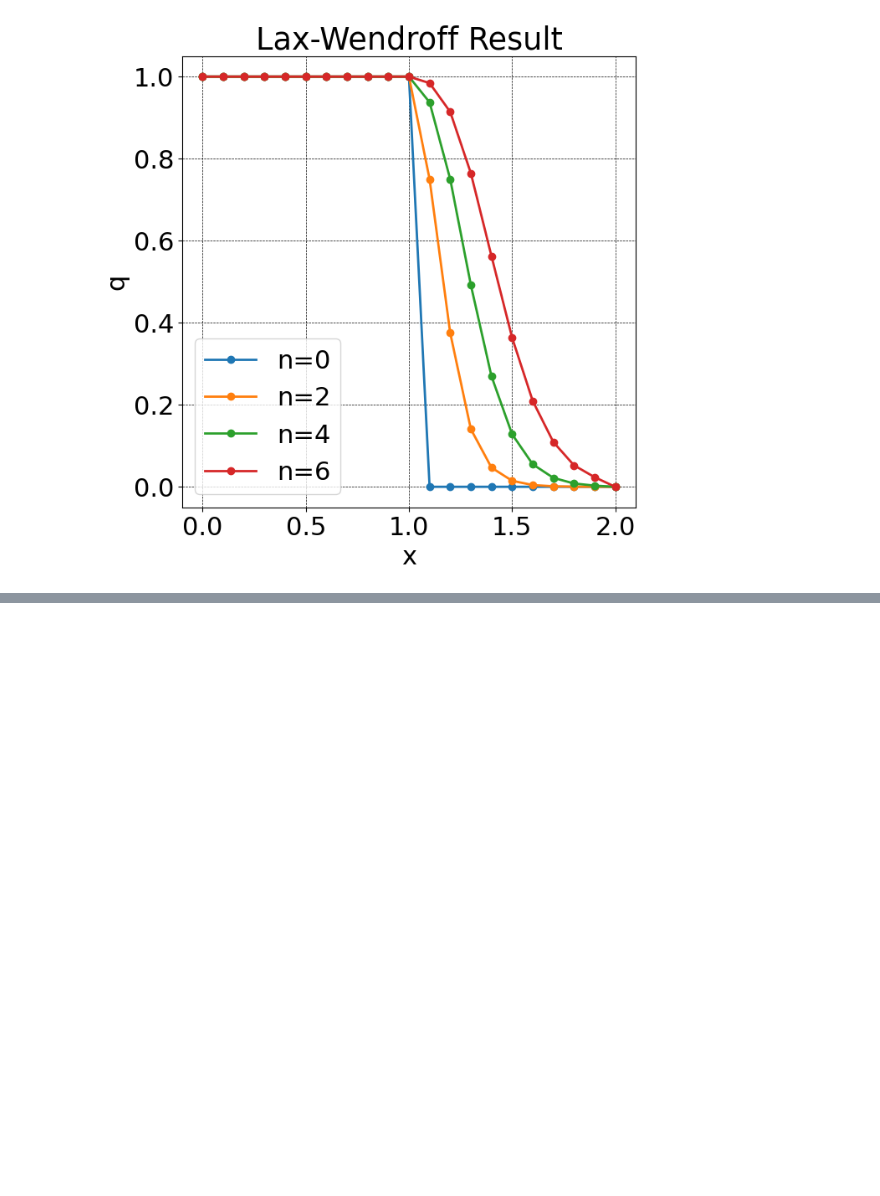
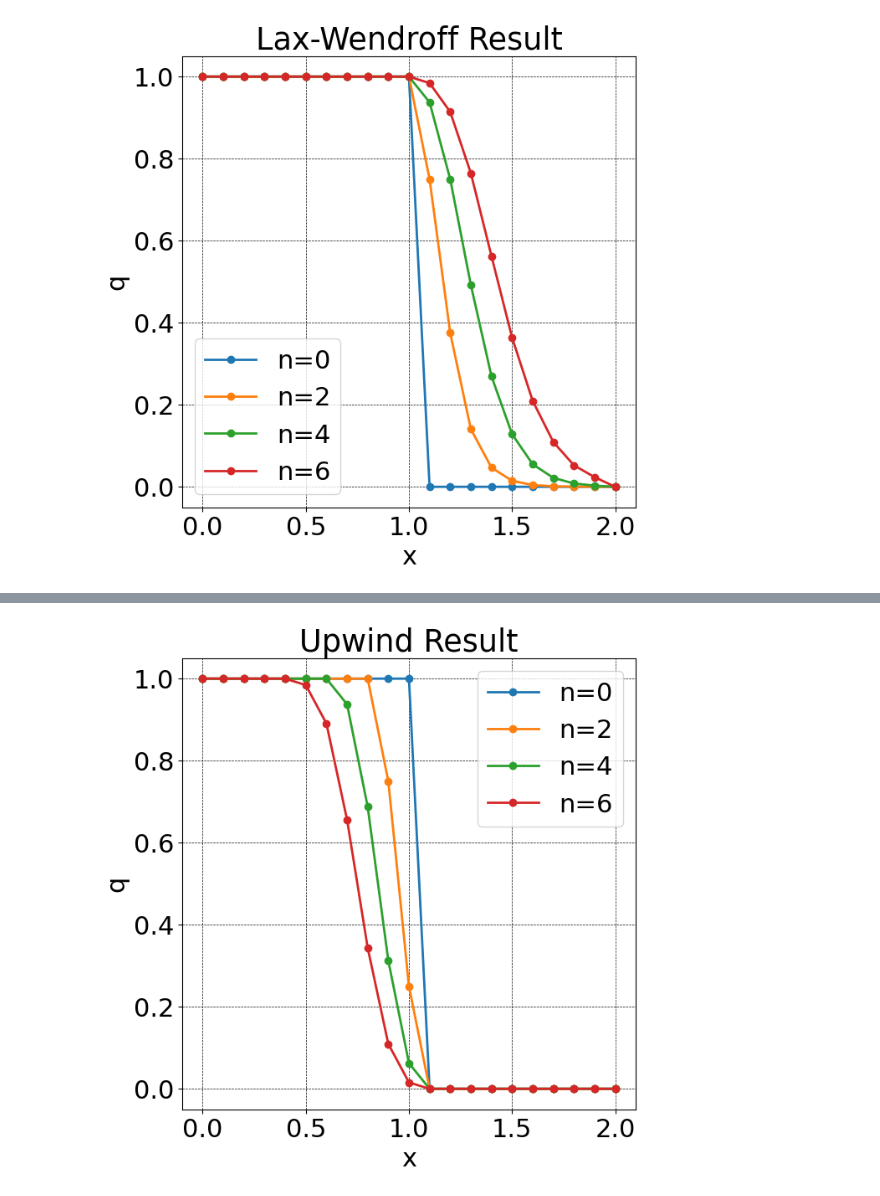
Before and after one commit to Saru1228/FluidDynamic, a Jupyter notebook: Chapter2.ipynb, the cells around one changed output, grey strips where cells are left out. Saved outputs shown, nothing was run; the diff lists cells and outputs as text; code cells hidden in the pictures; blank space fills up the shorter version.

```diff
--- a/Chapter2.ipynb
+++ b/Chapter2.ipynb
@@ -243,0 +293,18 @@ plt.show()
+# %%
+c = - 1
+dt = 0.05
+dx = 0.1
+jmax = 21
+nmax = 6
+x = np.linspace(0,dx*(jmax -1),jmax)
+
+q = np.zeros(jmax)
+for j in range(jmax):
+    if (j < jmax /2):
+        q[j] = 1
+    else:
+        q[j] = 0
+# %%
+Calculate(x,q,c,dt,nmax,dx)
+# %% [output]
+[figure, added]
```
Also changed, not shown: parts of 25 cells of this notebook.
